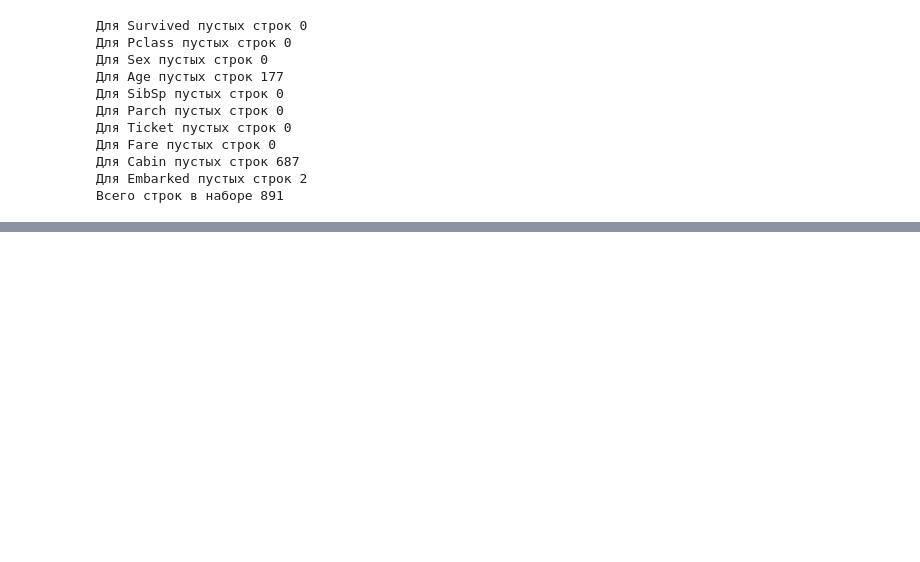
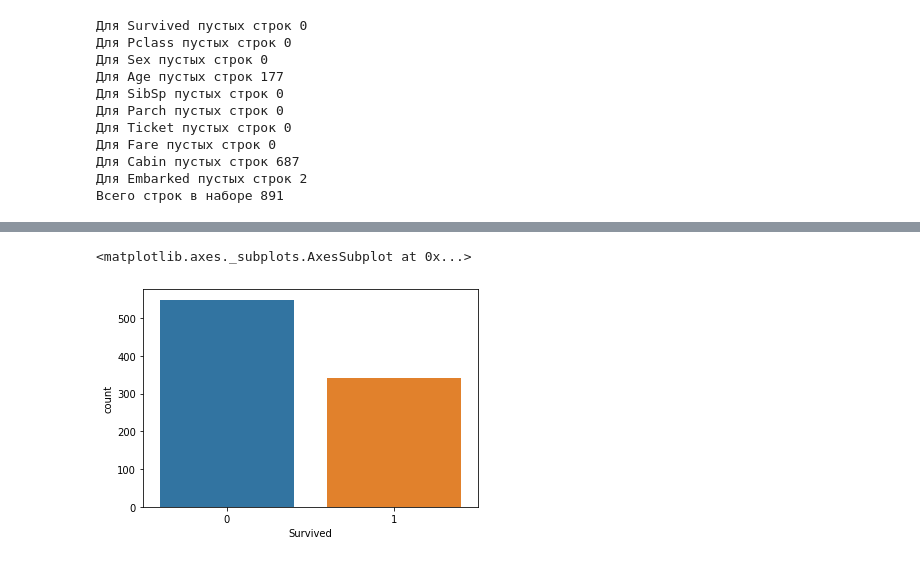
Before and after one commit to Ch0k/ML-DZ5, a Jupyter notebook: Untitled2.ipynb, the cells around one changed output, grey strips where cells are left out. Saved outputs shown, nothing was run; the diff lists cells and outputs as text; code cells hidden in the pictures; blank space fills up the shorter version.

```diff
--- a/Untitled2.ipynb
+++ b/Untitled2.ipynb
@@ -70,0 +159,5 @@ data['Ticket'].unique()
+# %%
+sns.countplot(x='Survived', data=data)
+# %% [output]
+<matplotlib.axes._subplots.AxesSubplot at 0x...>
+[figure, added]
```
Also changed, not shown: parts of 24 cells of this notebook.
